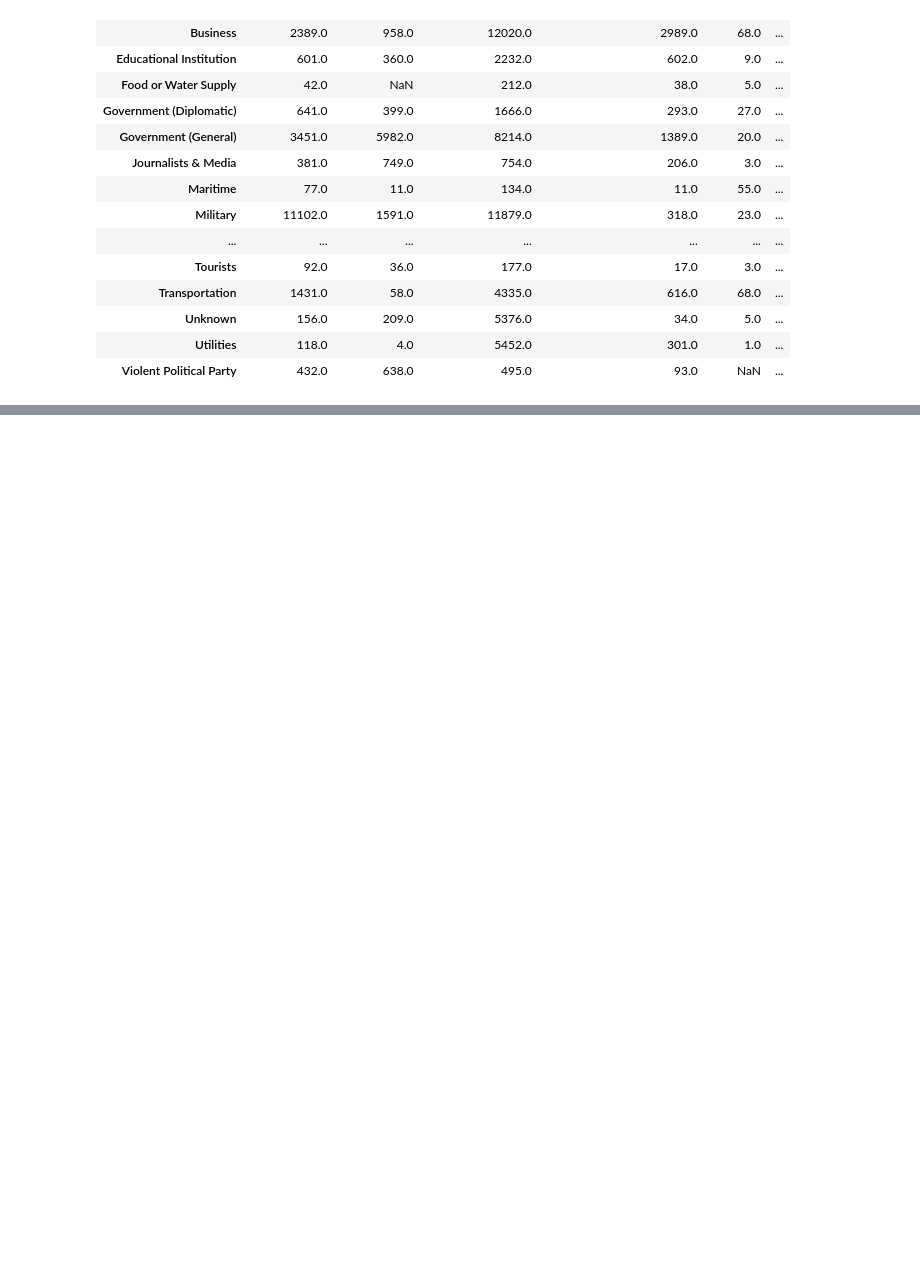
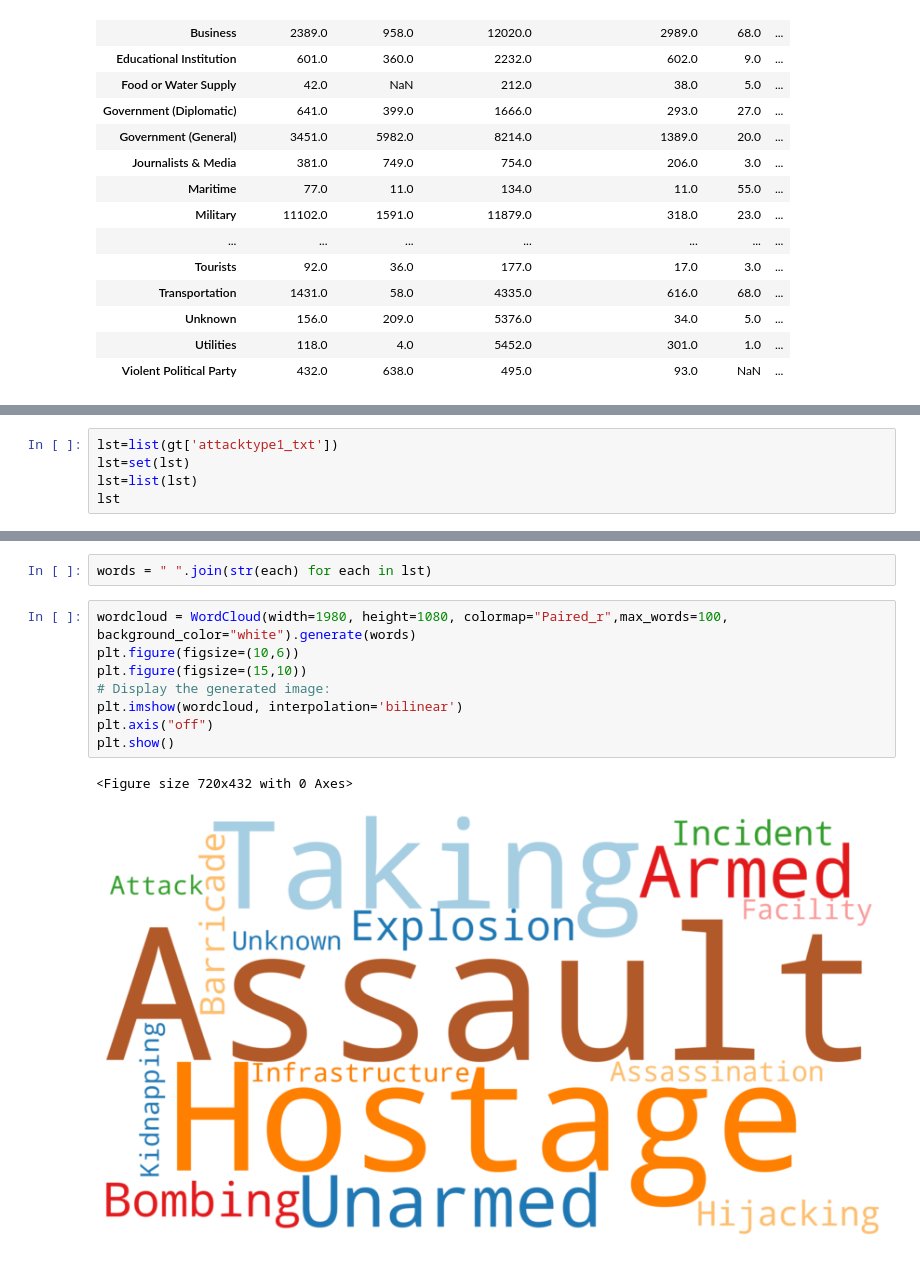
Before and after one commit to ajinkyajumde/Global-Terrorism-Analysis, a Jupyter notebook: Untitled1_ipyn.ipynb, the cells around one changed output, grey strips where cells are left out. Saved outputs shown, nothing was run; the diff lists cells and outputs as text; blank space fills up the shorter version.

```diff
--- a/Untitled1_ipyn.ipynb
+++ b/Untitled1_ipyn.ipynb
@@ -212,0 +320,5 @@ targ
+# %%
+lst=list(gt['attacktype1_txt'])
+lst=set(lst)
+lst=list(lst)
+lst
@@ -212,0 +335,13 @@ targ
+# %%
+words = " ".join(str(each) for each in lst)
+# %%
+wordcloud = WordCloud(width=1980, height=1080, colormap="Paired_r",max_words=100, background_color="white").generate(words)
+plt.figure(figsize=(10,6))
+plt.figure(figsize=(15,10))
+# Display the generated image:
+plt.imshow(wordcloud, interpolation='bilinear')
+plt.axis("off")
+plt.show()
+# %% [output]
+<Figure size 720x432 with 0 Axes>
+[figure, added]
```
Also changed, not shown: parts of 11 cells of this notebook.
